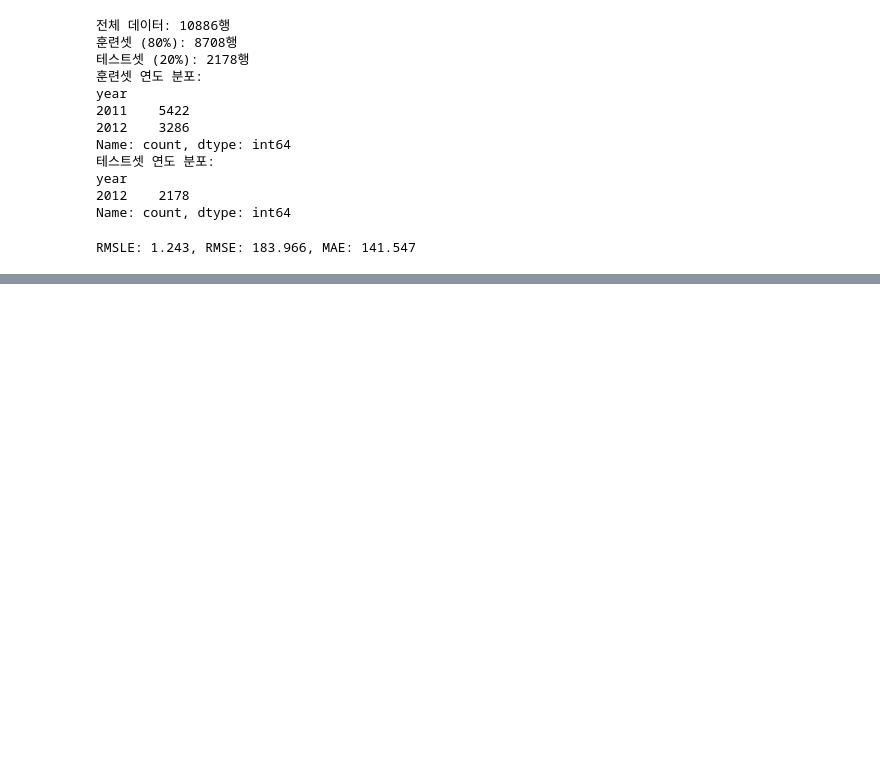
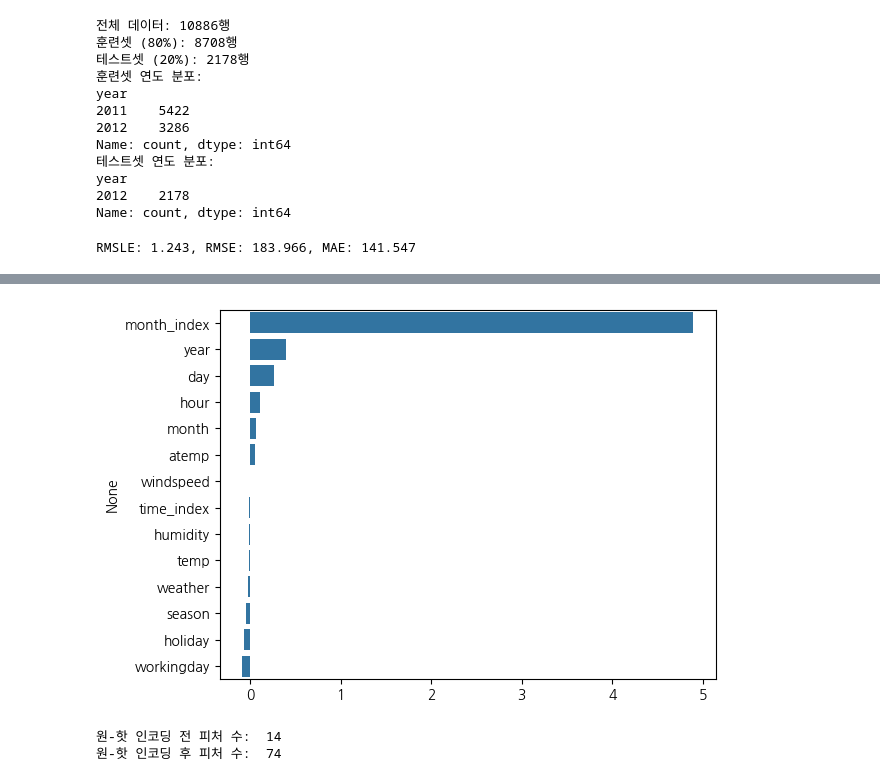
Before and after one commit to hmmnyamminji/python, a Jupyter notebook: Chapter05_03_자전거수요예측실습.ipynb, the cells around one changed output, grey strips where cells are left out. Cells and saved outputs as stored; diff of their text form; code cells hidden in the pictures; blank space fills up the shorter version.

```diff
--- a/Chapter05_03_자전거수요예측실습.ipynb
+++ b/Chapter05_03_자전거수요예측실습.ipynb
@@ -253,0 +286,14 @@ RMSLE: 1.243, RMSE: 183.966, MAE: 141.547
+# %%
+#Step 2: 타깃 로그 변환 + TimeSeriesSplit 교차검증
+# 타깃 로그 변환
+y_target_log = np.log1p(y_target)
+y_train_log_full = y_target_log.iloc[:split_idx]
+y_test_log       = y_target_log.iloc[split_idx:]
+
+# 사이킷런 cross_val_score에는 RMSLE가 기본 제공되지 않으므로 make_score()로 직접 만들어야 함
+def rmsle_log_target(y_true_log, y_pred_log):
+  y_pred_clipped = np.maximum(y_pred_log, 0)  # 음수일 때 큰값 0 선택
+  return rmsle(np.mean((y_true_log - y_pred_clipped) ** 2))
+
+  rmsle_scorer = make_scorer(rmsle_log_target, greater_is_better=False)
+  # 사용시 정의한 커스텀 스코어 점수를 scikit-learn의 교차 검증 및 모델 선택 도구와 호환되는 스코어러 객체로 변환
@@ -253,0 +354,26 @@ RMSLE: 1.243, RMSE: 183.966, MAE: 141.547
+# %%
+# 회귀 계수 시각화 (피처 중요도 파악)
+coef = pd.Series(lr_reg.coef_, index=X_features.columns) # .coef_ : 학습된 선형 회귀의 회귀 계수 배열
+coef
+# 양수 계수: 해당 피처 증가 -> 대여 수 증가에 기여
+# 음수 계수: 해당 피처 증가 -> 대여 수 감소에 기여
+# 절대값이 클수록 해당 피처가 예측에 더 큰 영향
+coef_sort = coef.sort_values(ascending=False)
+sns.barplot(x=coef_sort.values, y=coef_sort.index)
+plt.savefig('/content/drive/MyDrive/kwu/ML/data/log_transform.png',format='png', dpi=36, bbox_inches='tight')
+plt.show()
+# %% [output]
+[figure, added]
+# %%
+# Step 3: 원-핫 인코딩 + 트렌드 피처 적용
+# 원-핫 인코딩 적용: 순서/크기 관계 없는 순수 범주형
+# 수치형으로 유지: 연속적 의미가 있는 피처
+X_features_ohe = pd.get_dummies(
+    X_features,
+    columns=['month','day','hour',
+             'holiday','workingday','season','weather'])
+print('원-핫 인코딩 전 피처 수: ', X_features.shape[1])
+print('원-핫 인코딩 후 피처 수: ', X_features_ohe.shape[1])
+# %% [output]
+원-핫 인코딩 전 피처 수:  14
+원-핫 인코딩 후 피처 수:  74
```
Also changed, not shown: parts of 7 cells of this notebook.
